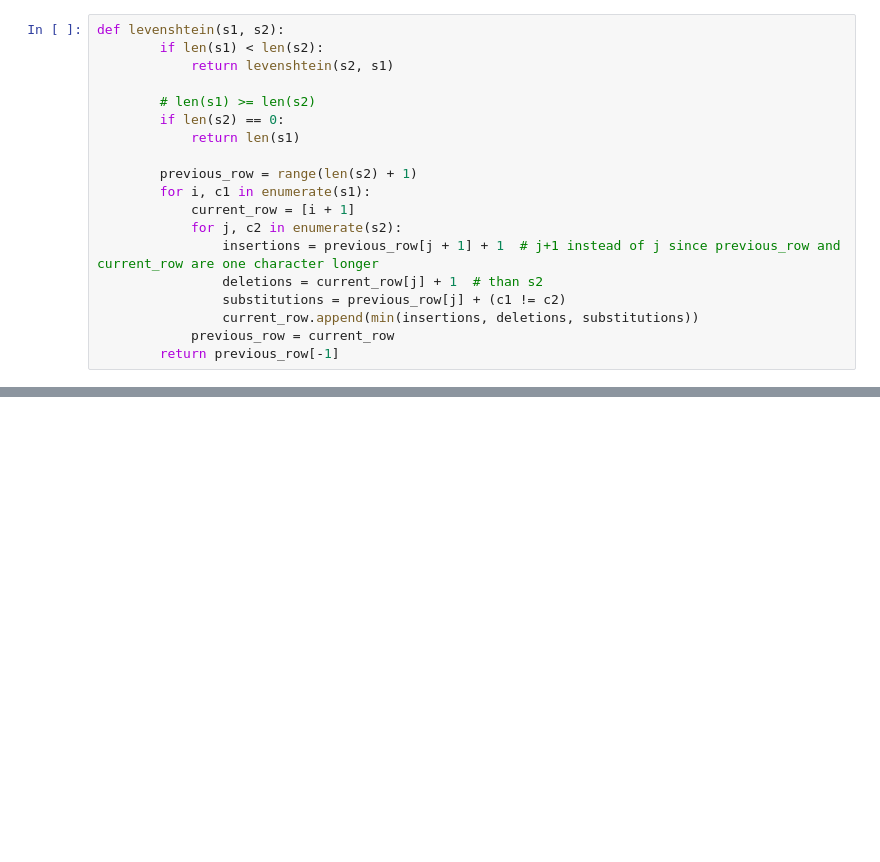
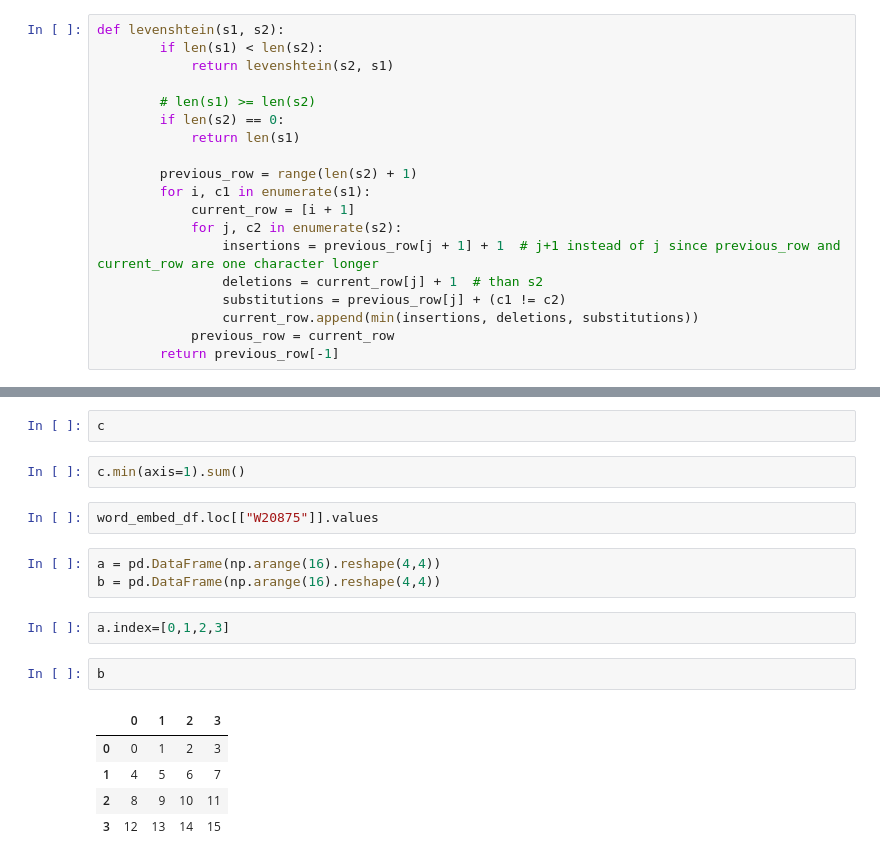
Before and after one commit to Fengjun-Wang/mirror_question_pair, a Jupyter notebook: scripts/data_analysis/Data_analysis.ipynb, the cells around one changed output, grey strips where cells are left out. Saved outputs shown, nothing was run; the diff lists cells and outputs as text; blank space fills up the shorter version.

```diff
--- a/scripts/data_analysis/Data_analysis.ipynb
+++ b/scripts/data_analysis/Data_analysis.ipynb
@@ -656,0 +497,19 @@ a.setdefault(1,3)
+# %%
+c
+# %%
+c.min(axis=1).sum()
+# %%
+word_embed_df.loc[["W20875"]].values
+# %%
+a = pd.DataFrame(np.arange(16).reshape(4,4))
+b = pd.DataFrame(np.arange(16).reshape(4,4))
+# %%
+a.index=[0,1,2,3]
+# %%
+b
+# %% [output]
+|  | 0 | 1 | 2 | 3 |
+| 0 | 0 | 1 | 2 | 3 |
+| 1 | 4 | 5 | 6 | 7 |
+| 2 | 8 | 9 | 10 | 11 |
+| 3 | 12 | 13 | 14 | 15 |
```
Also changed, not shown: parts of 46 cells of this notebook, 4 other files.
